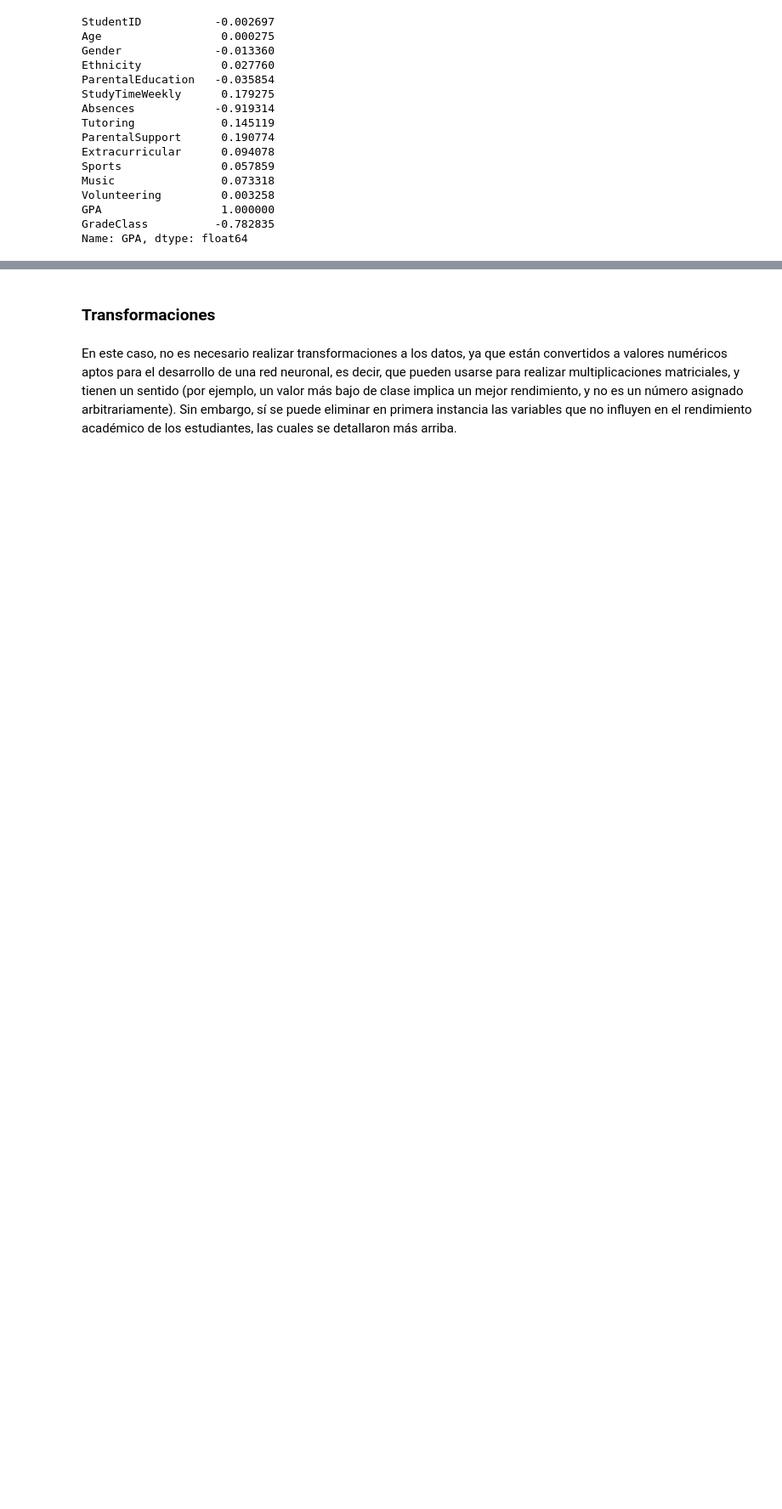
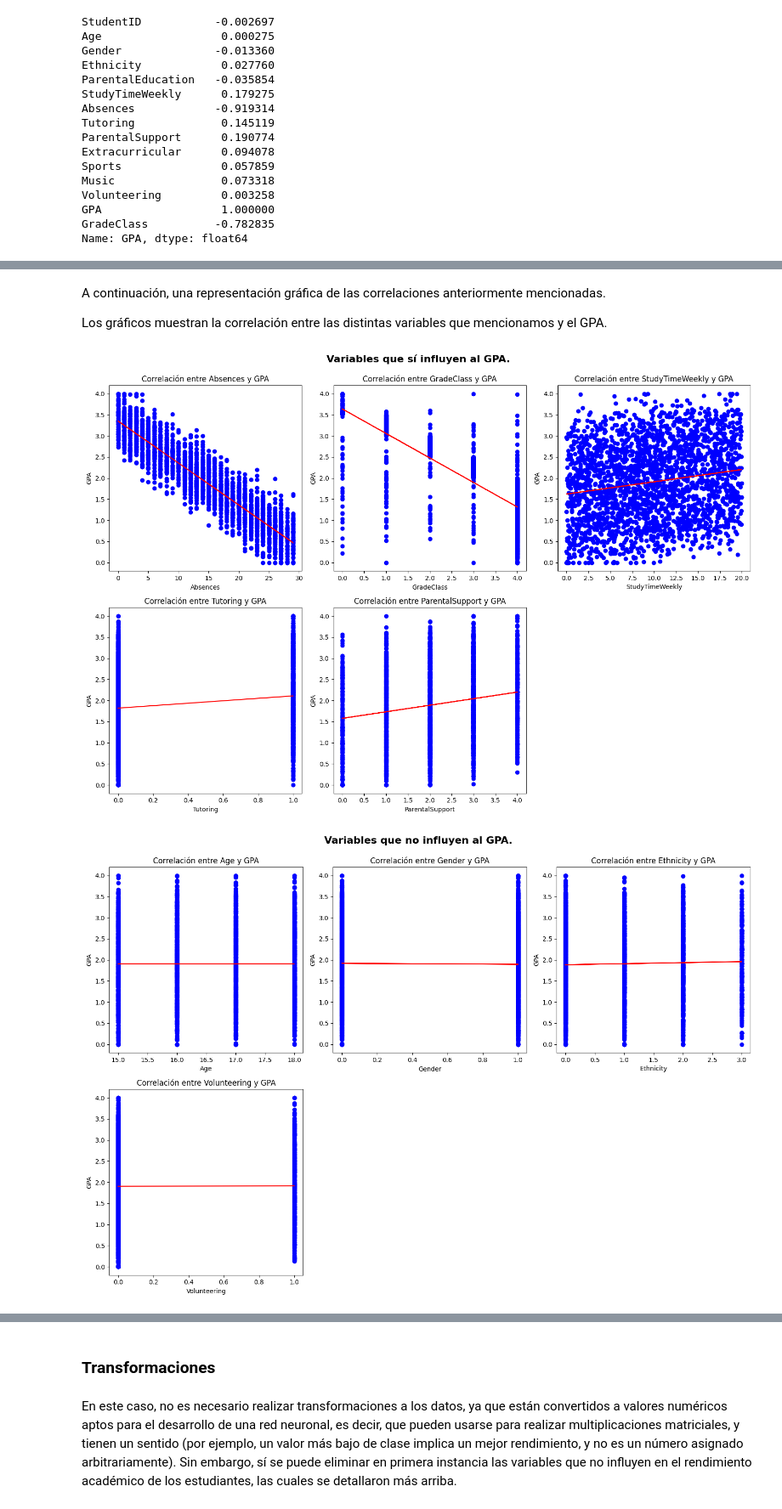
Before and after one commit to Juanalgo1/Alvarez-Maidana, a Jupyter notebook: Alvarez-Maidana.ipynb, the cells around one changed output, grey strips where cells are left out. Shown: that part at 85% size. Drawn from its saved outputs; the diff is of its cells as text; code cells hidden in the pictures; blank space fills up the shorter version.

Commit message:
Gráficos de Correlación.
Agregamos gráficos básicos, dejamos en claro qué tipo de datos no nos sirven.

```diff
--- a/Alvarez-Maidana.ipynb
+++ b/Alvarez-Maidana.ipynb
@@ -89,0 +94,45 @@ Otra observación posible es que tanto el ID del estudiante, como su edad, géne
+# %% [markdown]
+A continuación, una representación gráfica de las correlaciones anteriormente mencionadas.
+
+Los gráficos muestran la correlación entre las distintas variables que mencionamos y el GPA.
+# %%
+import pandas as pd
+import matplotlib.pyplot as plt
+import numpy as np
+
+dataframe = pd.read_csv("students.csv")
+
+# Lista de variables que vamos a comparar contra el GPA.
+variablesConCorrelacion = ["Absences", "GradeClass", "StudyTimeWeekly", "Tutoring", "ParentalSupport"]
+variablesSinCorrelacion = ["Age", "Gender", "Ethnicity", "Volunteering"]
+
+# Función para graficar listas de variables contra el GPA, cada una con su gráfico.
+def graficadoraCorrelacionGPA(listaDeVariables, titulo):
+    fig, axs = plt.subplots(2, 3, figsize=(15, 10))
+    axs = axs.flatten()
+
+    for i, var in enumerate(listaDeVariables):  # Iteramos por cada elemento de la lista.
+        x = dataframe[var]
+        y = dataframe["GPA"]
+
+        axs[i].scatter(x, y, color="blue") # Puntos azules.
+
+        m, b = np.polyfit(x, y, 1) # Ajustamos una regresión lineal para ver mejor la correlación.
+        axs[i].plot(x, (m*x + b), color="red") # Línea roja.
+
+        axs[i].set_title(f"Correlación entre {var} y GPA")
+        axs[i].set_xlabel(var)
+        axs[i].set_ylabel("GPA")
+
+    for j in range(i+1, len(axs)): # Pedazo de código que elimina los gráficos vacíos.
+        fig.delaxes(axs[j])
+
+    plt.tight_layout()
+    plt.suptitle(titulo, fontweight='bold', fontsize=16, y=1.03)
+    plt.show()
+
+graficadoraCorrelacionGPA(variablesConCorrelacion, "Variables que sí influyen al GPA.")
+graficadoraCorrelacionGPA(variablesSinCorrelacion, "Variables que no influyen al GPA.")
+# %% [output]
+[figure, added]
+[figure, added]
```
Also changed, not shown: parts of 6 cells of this notebook, 1 other file.
